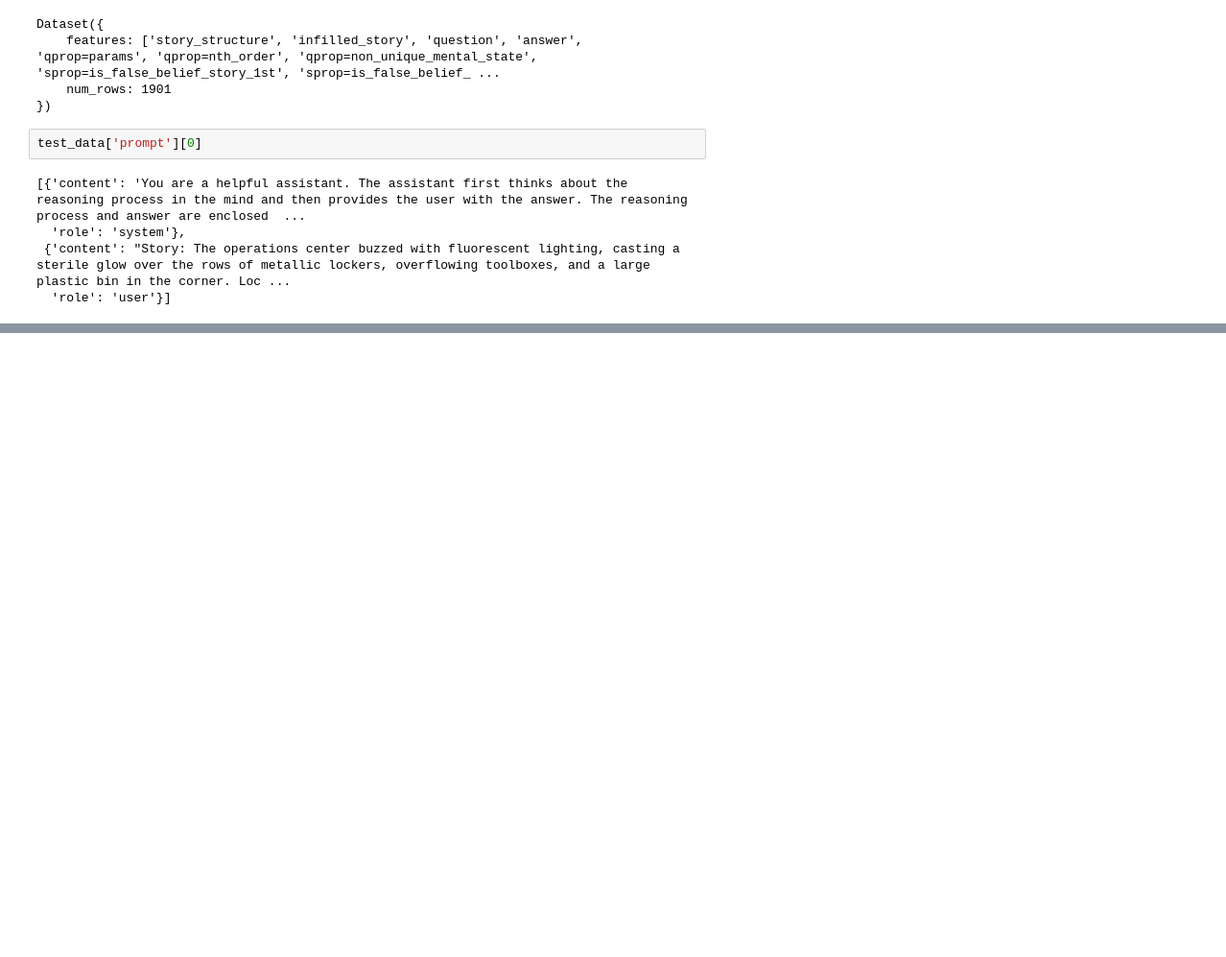
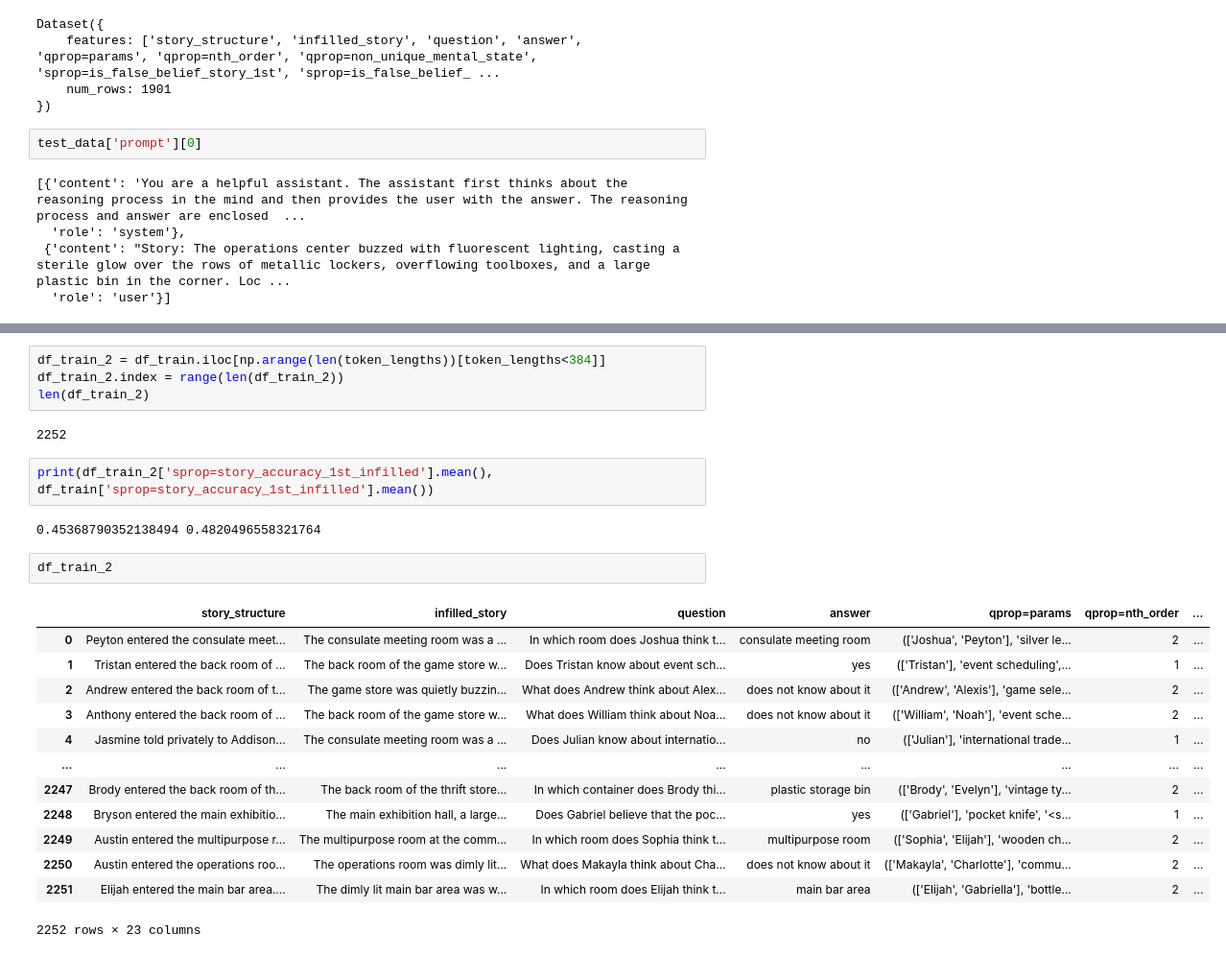
Before and after one commit to zhebushipinyin/Tom-RL, a Jupyter notebook: clean_data/tom_data.ipynb, the cells around one changed output, grey strips where cells are left out. Shown: that part at 96% size. Drawn from its saved outputs; the diff is of its cells as text; blank space fills up the shorter version.

```diff
--- a/clean_data/tom_data.ipynb
+++ b/clean_data/tom_data.ipynb
@@ -191,0 +214,26 @@ test_data['prompt'][0]
+# %%
+df_train_2 = df_train.iloc[np.arange(len(token_lengths))[token_lengths<384]]
+df_train_2.index = range(len(df_train_2))
+len(df_train_2)
+# %% [output]
+2252
+# %%
+print(df_train_2['sprop=story_accuracy_1st_infilled'].mean(), df_train['sprop=story_accuracy_1st_infilled'].mean())
+# %% [output]
+0.45368790352138494 0.4820496558321764
+# %%
+df_train_2
+# %% [output]
+|  | story_structure | infilled_story | question | answer | qprop=params | qprop=nth_order | ... |
+| 0 | Peyton entered the consulate meet... | The consulate meeting room was a ... | In which room does Joshua think t... | consulate meeting room | (['Joshua', 'Peyton'], 'silver le... | 2 | ... |
+| 1 | Tristan entered the back room of ... | The back room of the game store w... | Does Tristan know about event sch... | yes | (['Tristan'], 'event scheduling',... | 1 | ... |
+| 2 | Andrew entered the back room of t... | The game store was quietly buzzin... | What does Andrew think about Alex... | does not know about it | (['Andrew', 'Alexis'], 'game sele... | 2 | ... |
+| 3 | Anthony entered the back room of ... | The back room of the game store w... | What does William think about Noa... | does not know about it | (['William', 'Noah'], 'event sche... | 2 | ... |
+| 4 | Jasmine told privately to Addison... | The consulate meeting room was a ... | Does Julian know about internatio... | no | (['Julian'], 'international trade... | 1 | ... |
+| ... | ... | ... | ... | ... | ... | ... | ... |
+| 2247 | Brody entered the back room of th... | The back room of the thrift store... | In which container does Brody thi... | plastic storage bin | (['Brody', 'Evelyn'], 'vintage ty... | 2 | ... |
+| 2248 | Bryson entered the main exhibitio... | The main exhibition hall, a large... | Does Gabriel believe that the poc... | yes | (['Gabriel'], 'pocket knife', '<s... | 1 | ... |
+| 2249 | Austin entered the multipurpose r... | The multipurpose room at the comm... | In which room does Sophia think t... | multipurpose room | (['Sophia', 'Elijah'], 'wooden ch... | 2 | ... |
+| 2250 | Austin entered the operations roo... | The operations room was dimly lit... | What does Makayla think about Cha... | does not know about it | (['Makayla', 'Charlotte'], 'commu... | 2 | ... |
+| 2251 | Elijah entered the main bar area.... | The dimly lit main bar area was w... | In which room does Elijah think t... | main bar area | (['Elijah', 'Gabriella'], 'bottle... | 2 | ... |
+2252 rows × 23 columns
```
Also changed, not shown: parts of 6 cells of this notebook, 3 other files.
